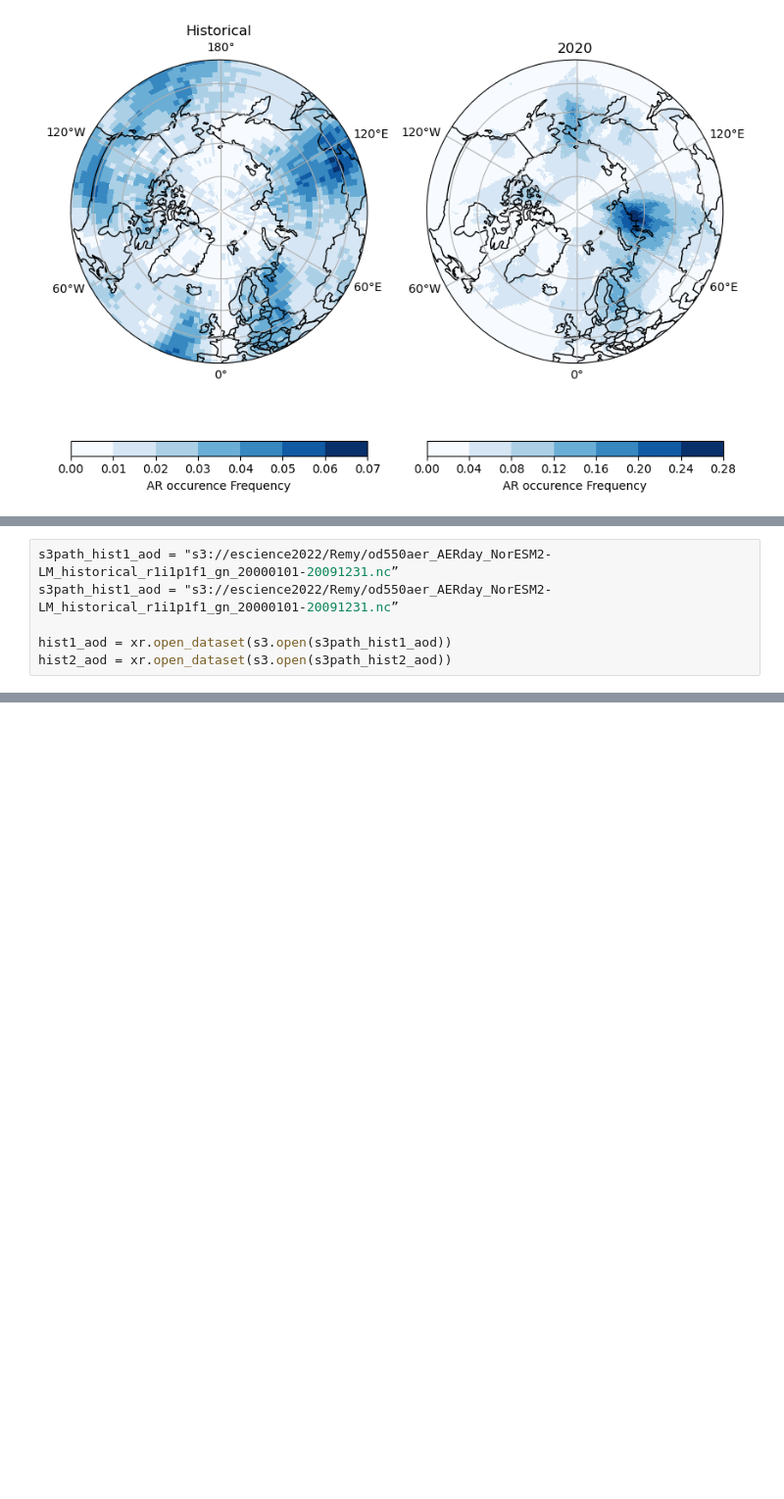
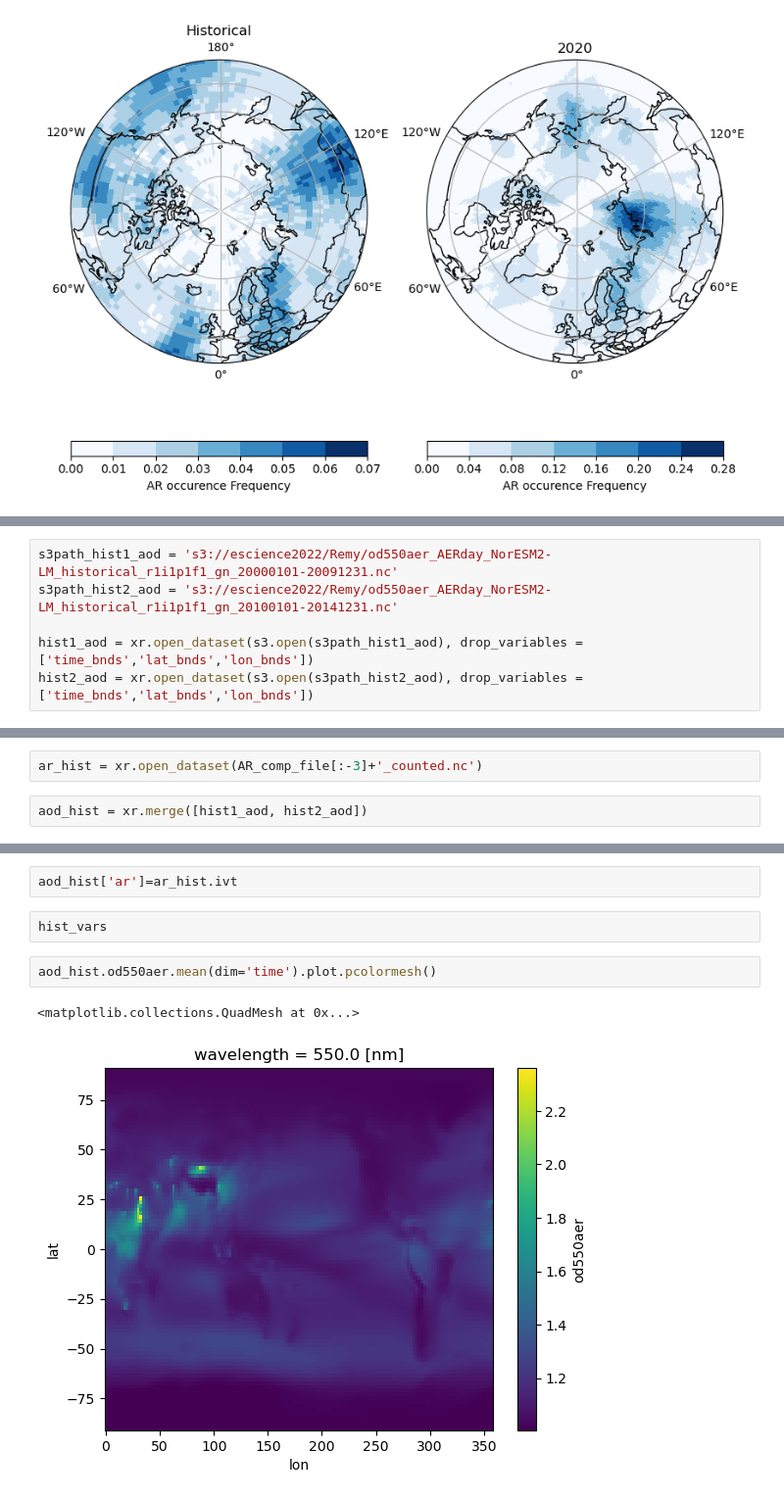
Before and after one commit to eScience-course/Tjaernoe2022-group5, a Jupyter notebook: notebooks/Julia/AR_compare_2020.ipynb, the cells around one changed output, grey strips where cells are left out. Shown at 98% size. Cells and saved outputs as stored; diff of their text form; blank space fills up the shorter version.

```diff
--- a/notebooks/Julia/AR_compare_2020.ipynb
+++ b/notebooks/Julia/AR_compare_2020.ipynb
@@ -156,8 +158,8 @@ s3.ls('escience2022/Remy/')
  'escience2022/Remy/wget-20221102193742.sh',
  'escience2022/Remy/wind_ERA5_2020_3hourlyN.nc']
 # %%
-s3path_hist1_aod = "s3://escience2022/Remy/od550aer_AERday_NorESM2-LM_historical_r1i1p1f1_gn_20000101-20091231.nc”
-s3path_hist1_aod = "s3://escience2022/Remy/od550aer_AERday_NorESM2-LM_historical_r1i1p1f1_gn_20000101-20091231.nc”
+s3path_hist1_aod = 's3://escience2022/Remy/od550aer_AERday_NorESM2-LM_historical_r1i1p1f1_gn_20000101-20091231.nc'
+s3path_hist2_aod = 's3://escience2022/Remy/od550aer_AERday_NorESM2-LM_historical_r1i1p1f1_gn_20100101-20141231.nc'
 
-hist1_aod = xr.open_dataset(s3.open(s3path_hist1_aod))
-hist2_aod = xr.open_dataset(s3.open(s3path_hist2_aod))
+hist1_aod = xr.open_dataset(s3.open(s3path_hist1_aod), drop_variables =['time_bnds','lat_bnds','lon_bnds'])
+hist2_aod = xr.open_dataset(s3.open(s3path_hist2_aod), drop_variables =['time_bnds','lat_bnds','lon_bnds'])
@@ -163,0 +182,4 @@ hist2_aod = xr.open_dataset(s3.open(s3path_hist2_aod))
+# %%
+ar_hist = xr.open_dataset(AR_comp_file[:-3]+'_counted.nc')
+# %%
+aod_hist = xr.merge([hist1_aod, hist2_aod])
@@ -163,0 +246,9 @@ hist2_aod = xr.open_dataset(s3.open(s3path_hist2_aod))
+# %%
+aod_hist['ar']=ar_hist.ivt
+# %%
+hist_vars
+# %%
+aod_hist.od550aer.mean(dim='time').plot.pcolormesh()
+# %% [output]
+<matplotlib.collections.QuadMesh at 0x...>
+[figure, added]
```
Also changed, not shown: parts of 20 cells of this notebook, 3 other files.
